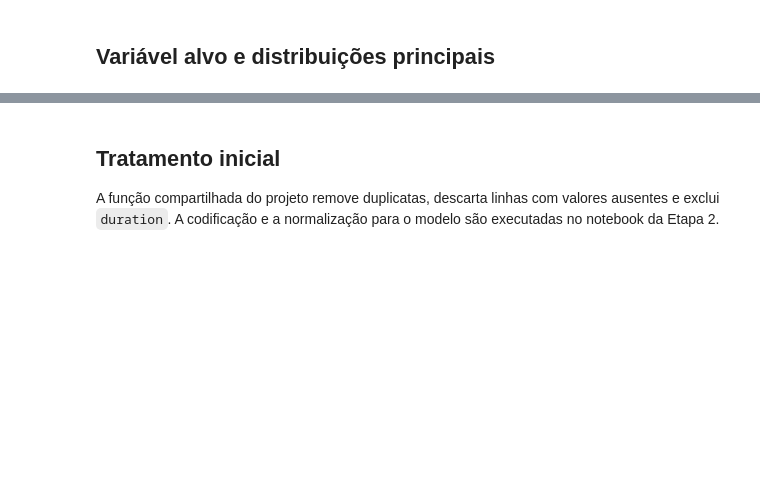
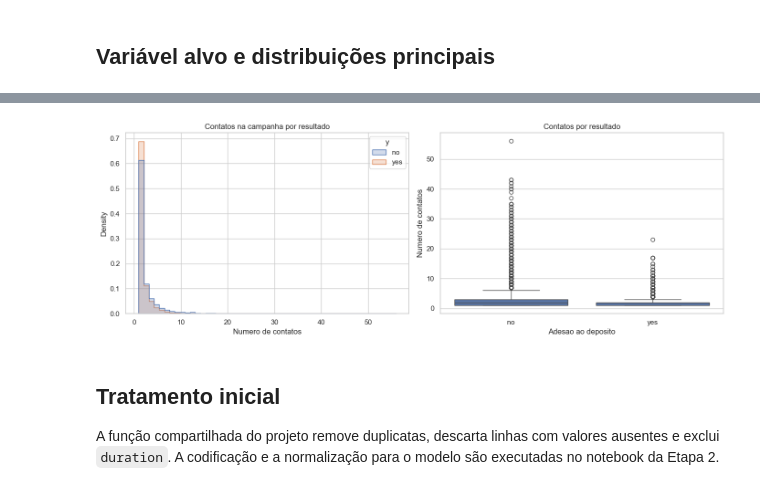
Before and after one commit to vcleyton/datathon-8mlet-grupo-35, a Jupyter notebook: notebooks/01_eda.ipynb, the cells around one changed output, grey strips where cells are left out. Saved outputs shown, nothing was run; the diff lists cells and outputs as text; code cells hidden in the pictures; blank space fills up the shorter version.

```diff
--- a/notebooks/01_eda.ipynb
+++ b/notebooks/01_eda.ipynb
@@ -102,16 +159,19 @@ plt.show()
 # %%
 fig, axes = plt.subplots(1, 2, figsize=(14, 5))
-sns.histplot(data=df, x='balance', hue='y', bins=50, element='step', stat='density', common_norm=False, ax=axes[0])
-axes[0].set_title('Distribuicao de saldo por resultado')
-axes[0].set_xlabel('Saldo medio anual')
+sns.histplot(data=df, x='campaign', hue='y', bins=50, element='step', stat='density', common_norm=False, ax=axes[0])
+axes[0].set_title('Contatos na campanha por resultado')
+axes[0].set_xlabel('Numero de contatos')
 
-sns.boxplot(data=df, x='y', y='balance', order=['no', 'yes'], ax=axes[1])
-axes[1].set_title('Saldo por resultado')
+sns.boxplot(data=df, x='y', y='campaign', order=['no', 'yes'], ax=axes[1])
+axes[1].set_title('Contatos por resultado')
 axes[1].set_xlabel('Adesao ao deposito')
+axes[1].set_ylabel('Numero de contatos')
 
 fig.tight_layout()
-fig.savefig(visualizations_dir / 'eda_balance.png', dpi=120, bbox_inches='tight')
+fig.savefig(visualizations_dir / 'eda_campaign.png', dpi=120, bbox_inches='tight')
 plt.show()
+# %% [output]
+[figure, added]
 # %% [markdown]
 ## Tratamento inicial
 
```
Also changed, not shown: parts of 8 cells of this notebook, 17 other files.
